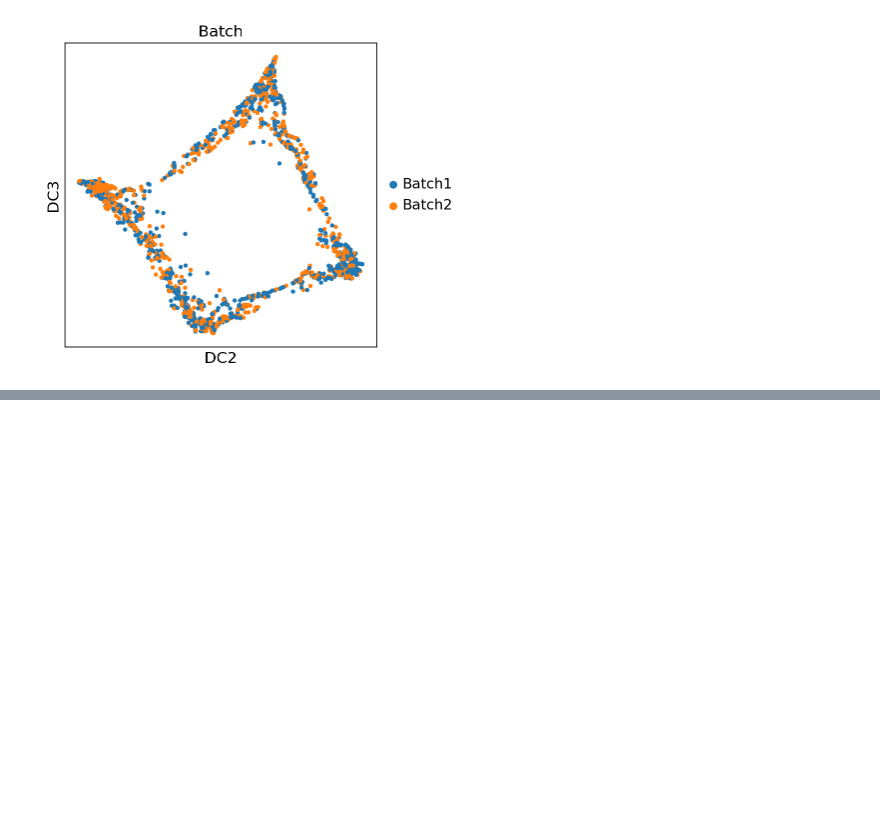
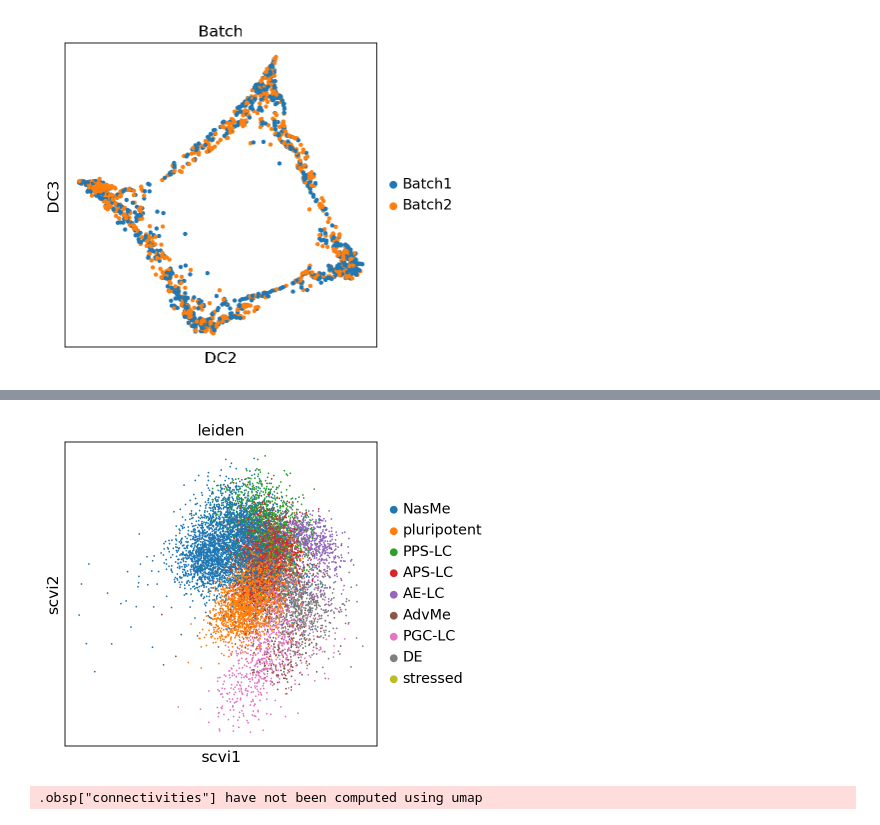
Before and after one commit to stanfish06/vae, a Jupyter notebook: scripts/test_scvi.ipynb, the cells around one changed output, grey strips where cells are left out. Saved outputs shown, nothing was run; the diff lists cells and outputs as text; code cells hidden in the pictures; blank space fills up the shorter version.

```diff
--- a/scripts/test_scvi.ipynb
+++ b/scripts/test_scvi.ipynb
@@ -154,3 +163,10 @@ sc.tl.diffmap(adata_reorder, neighbors_key="nei_scvi")
 sc.pl.embedding(adata_reorder, basis="diffmap", components=["2,3"], color="Batch")
 # %% [output]
 [figure]
+# %%
+import numpy as np
+from scipy.sparse import csr_matrix
+
+adata = sc.read_h5ad("./adata_48_72.h5ad")
+np.random.seed(1)
+adata_reorder = adata[np.random.permutation(adata.shape[0]), :].copy()
@@ -156,0 +276,9 @@ sc.pl.embedding(adata_reorder, basis="diffmap", components=["2,3"], color="Batch
+# %%
+sc.pl.embedding(adata_reorder, basis="scvi", components=["1,2"], color="leiden")
+# %% [output]
+[figure, added]
+# %%
+sc.pp.neighbors(adata_reorder, use_rep="scvi", n_neighbors=15, method="gauss")
+sc.tl.umap(adata_reorder)
+# %% [output]
+.obsp["connectivities"] have not been computed using umap
```
Also changed, not shown: parts of 8 cells of this notebook, 7 other files.
